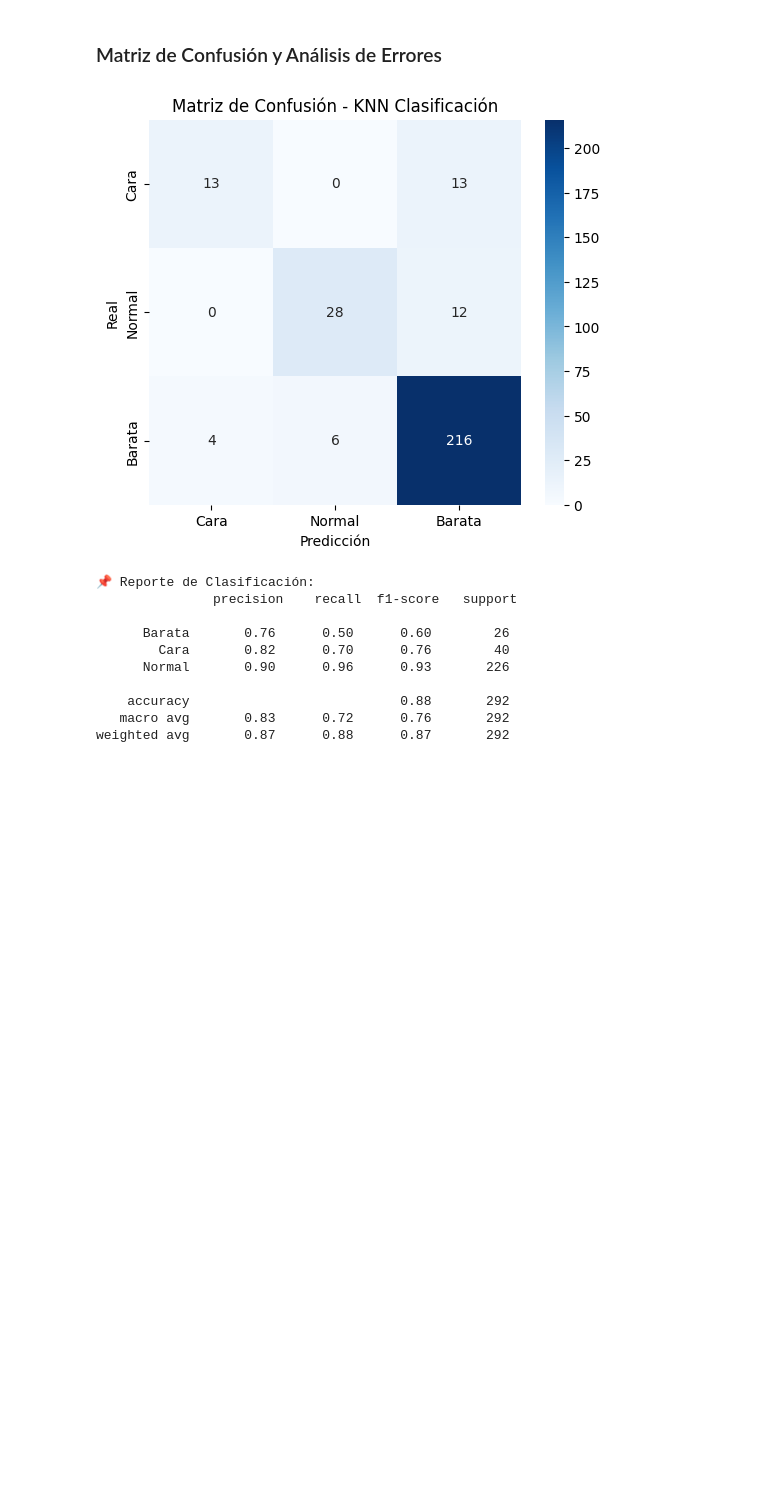
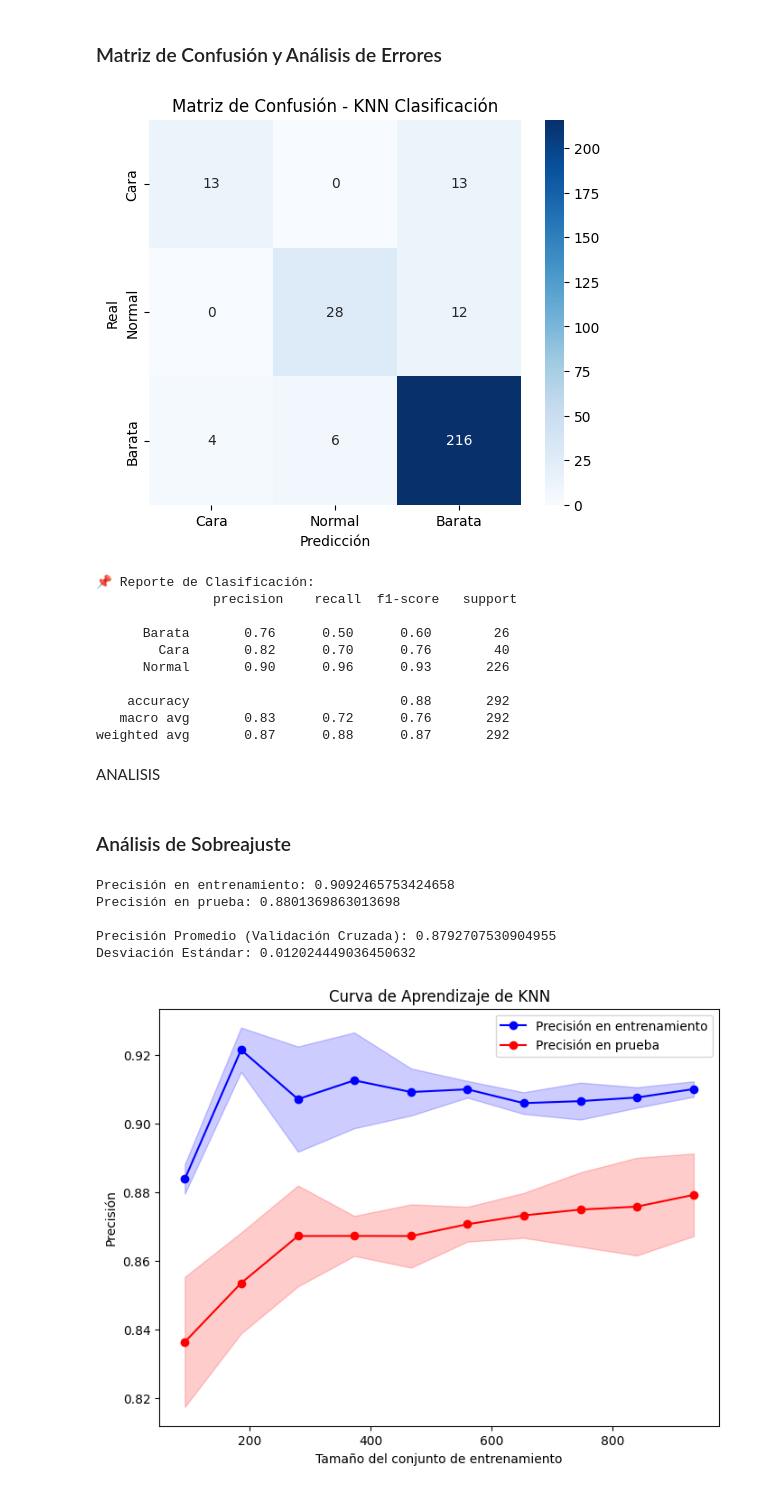
Before and after one commit to DiegoGarV/HT6-DM, a Jupyter notebook: knn.ipynb, the cells around one changed output. Saved outputs shown, nothing was run; the diff lists cells and outputs as text; code cells hidden in the pictures; blank space fills up the shorter version.

Commit message:
feat: sobreajuste analisis

```diff
--- a/knn.ipynb
+++ b/knn.ipynb
@@ -265,3 +265,54 @@ print("Reporte de Clasificación:\n", class_report)
     accuracy                           0.88       292
    macro avg       0.83      0.72      0.76       292
 weighted avg       0.87      0.88      0.87       292
+# %% [markdown]
+ANALISIS
+# %% [markdown]
+### Análisis de Sobreajuste
+# %%
+# Comparar precisión en entrenamiento y prueba
+y_train_pred_clf = knn_clas_pipeline.predict(X_train)
+y_test_pred_clf = knn_clas_pipeline.predict(X_test)
+
+train_accuracy = accuracy_score(y_train_clf, y_train_pred_clf)
+test_accuracy = accuracy_score(y_test_clf, y_test_pred_clf)
+
+print("Precisión en entrenamiento:", train_accuracy)
+print("Precisión en prueba:", test_accuracy)
+
+# Validación cruzada
+cv_scores = cross_val_score(knn_clas_pipeline, X_train, y_train_clf, cv=5, scoring='accuracy')
+
+cv_mean = np.mean(cv_scores)
+cv_std = np.std(cv_scores)
+
+print("\nPrecisión Promedio (Validación Cruzada):", cv_mean)
+print("Desviación Estándar:", cv_std)
+
+# Curva de Aprendizaje
+train_sizes, train_scores, test_scores = learning_curve(
+    knn_clas_pipeline, X_train, y_train_clf, cv=5, scoring='accuracy', train_sizes=np.linspace(0.1, 1.0, 10)
+)
+
+train_mean = np.mean(train_scores, axis=1)
+train_std = np.std(train_scores, axis=1)
+test_mean = np.mean(test_scores, axis=1)
+test_std = np.std(test_scores, axis=1)
+
+plt.figure(figsize=(8, 6))
+plt.plot(train_sizes, train_mean, 'o-', color='blue', label='Precisión en entrenamiento')
+plt.plot(train_sizes, test_mean, 'o-', color='red', label='Precisión en prueba')
+plt.fill_between(train_sizes, train_mean - train_std, train_mean + train_std, color='blue', alpha=0.2)
+plt.fill_between(train_sizes, test_mean - test_std, test_mean + test_std, color='red', alpha=0.2)
+plt.xlabel('Tamaño del conjunto de entrenamiento')
+plt.ylabel('Precisión')
+plt.title('Curva de Aprendizaje de KNN')
+plt.legend()
+plt.show()
+# %% [output]
+Precisión en entrenamiento: 0.9092465753424658
+Precisión en prueba: 0.8801369863013698
+
+Precisión Promedio (Validación Cruzada): 0.8792707530904955
+Desviación Estándar: 0.012024449036450632
+[figure, added]
```
Also changed, not shown: parts of 1 cell of this notebook.
